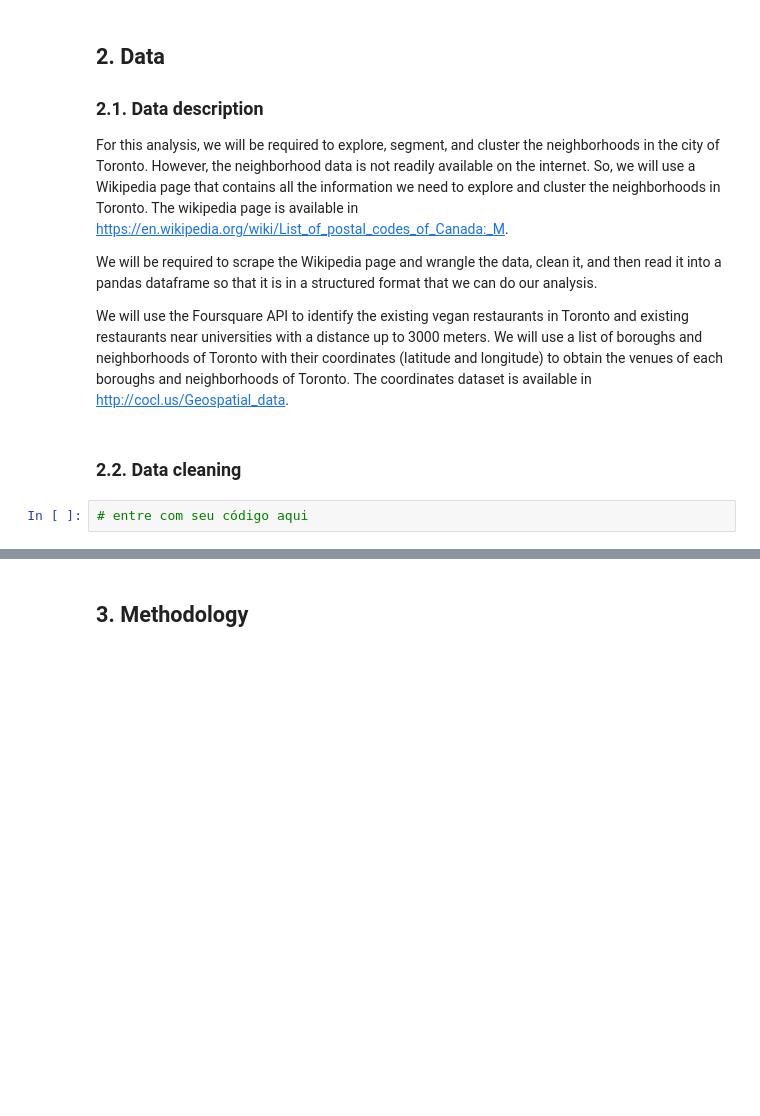
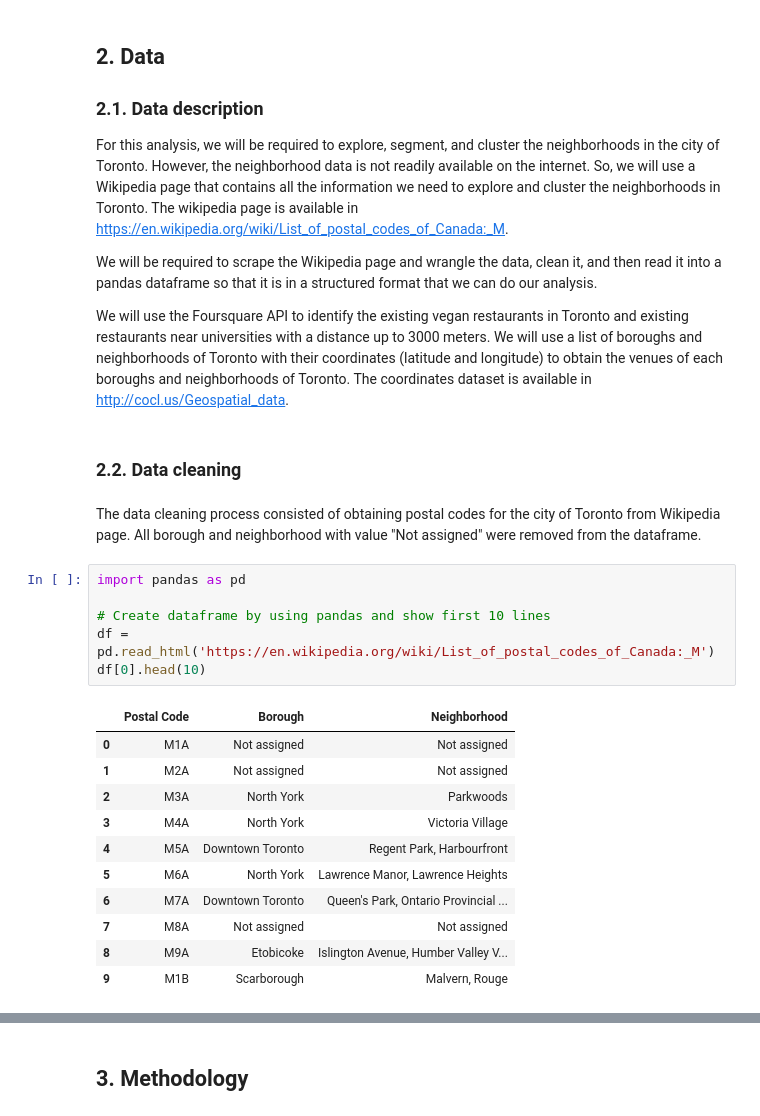
Before and after one commit to herculeshssj/Coursera_Capstone, a Jupyter notebook: Toronto-Neighborhood-Week5-FinalReport.ipynb, the cells around one changed output, grey strips where cells are left out. Cells and saved outputs as stored; diff of their text form; blank space fills up the shorter version.

```diff
--- a/Toronto-Neighborhood-Week5-FinalReport.ipynb
+++ b/Toronto-Neighborhood-Week5-FinalReport.ipynb
@@ -55,5 +55,23 @@ We will be required to scrape the Wikipedia page and wrangle the data, clean it,
 We will use the Foursquare API to identify the existing vegan restaurants in Toronto and existing restaurants near universities with a distance up to 3000 meters. We will use a list of boroughs and neighborhoods of Toronto with their coordinates (latitude and longitude) to obtain the venues of each boroughs and neighborhoods of Toronto. The coordinates dataset is available in http://cocl.us/Geospatial_data.
 # %% [markdown]
 ### 2.2. Data cleaning
-# %%
-# entre com seu código aqui
+# %% [markdown]
+The data cleaning process consisted of obtaining postal codes for the city of Toronto from Wikipedia page. All borough and neighborhood with value "Not assigned" were removed from the dataframe.
+# %%
+import pandas as pd
+
+# Create dataframe by using pandas and show first 10 lines
+df = pd.read_html('https://en.wikipedia.org/wiki/List_of_postal_codes_of_Canada:_M')
+df[0].head(10)
+# %% [output]
+|  | Postal Code | Borough | Neighborhood |
+| 0 | M1A | Not assigned | Not assigned |
+| 1 | M2A | Not assigned | Not assigned |
+| 2 | M3A | North York | Parkwoods |
+| 3 | M4A | North York | Victoria Village |
+| 4 | M5A | Downtown Toronto | Regent Park, Harbourfront |
+| 5 | M6A | North York | Lawrence Manor, Lawrence Heights |
+| 6 | M7A | Downtown Toronto | Queen's Park, Ontario Provincial ... |
+| 7 | M8A | Not assigned | Not assigned |
+| 8 | M9A | Etobicoke | Islington Avenue, Humber Valley V... |
+| 9 | M1B | Scarborough | Malvern, Rouge |
```
Also changed, not shown: parts of 9 cells of this notebook.
